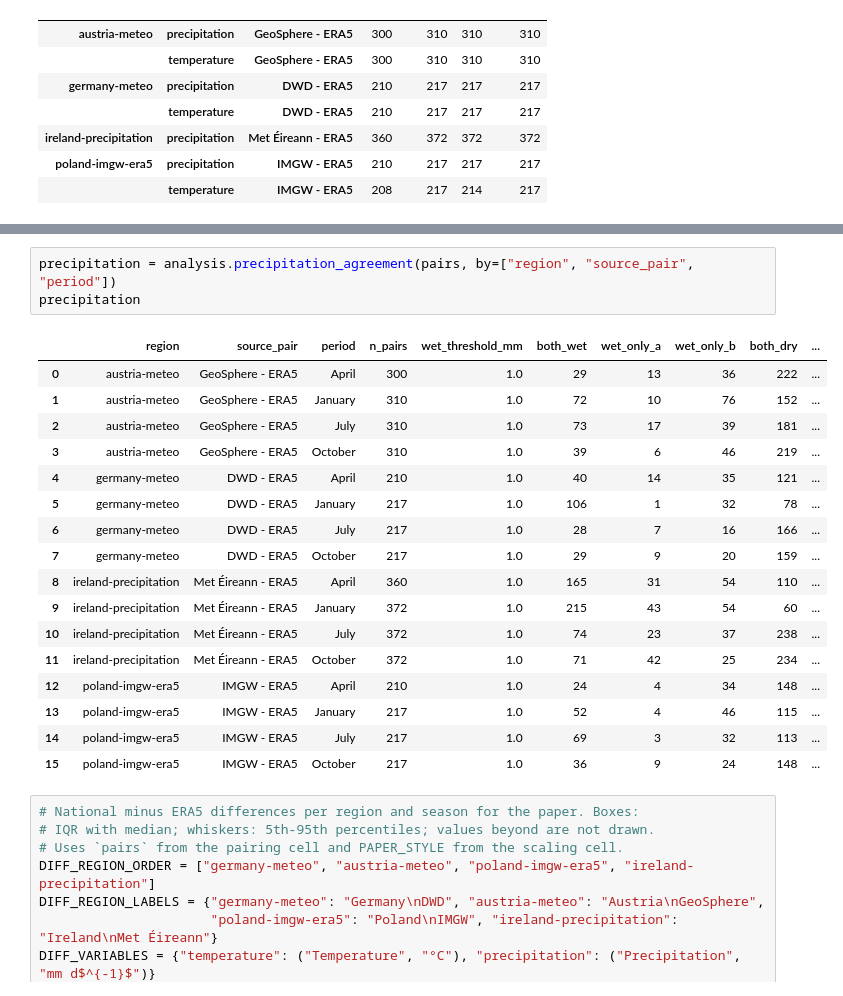
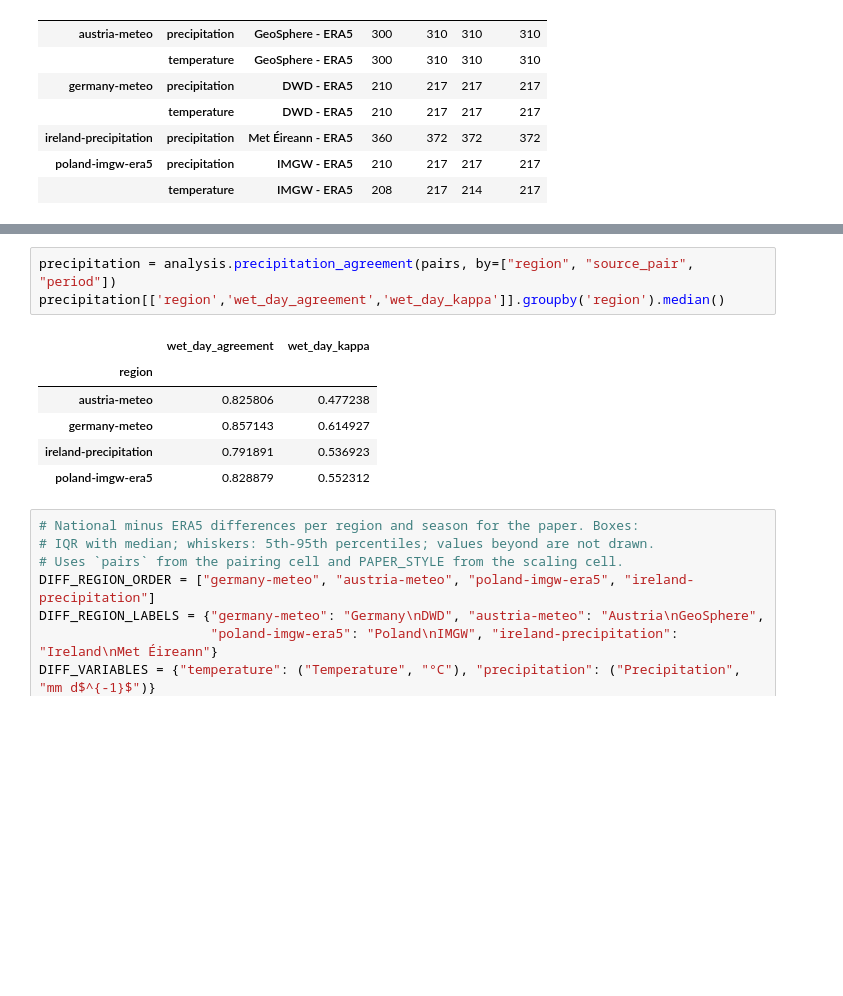
Before and after one commit to SmolakK/FARMWISE-API, a Jupyter notebook: evaluation/Evaluation summariser.ipynb, the cells around one changed output, grey strips where cells are left out. Drawn from its saved outputs; the diff is of its cells as text; blank space fills up the shorter version.

```diff
--- a/evaluation/Evaluation summariser.ipynb
+++ b/evaluation/Evaluation summariser.ipynb
@@ -693,25 +697,14 @@ agreement_pooled
 | 6 | poland-imgw-era5 | temperature | IMGW - ERA5 | 856 | 7 | -0.216024 | -0.151819 | 0.494862 | 0.651710 | 0.996840 | ... |
 # %%
 precipitation = analysis.precipitation_agreement(pairs, by=["region", "source_pair", "period"])
-precipitation
+precipitation[['region','wet_day_agreement','wet_day_kappa']].groupby('region').median()
 # %% [output]
-|  | region | source_pair | period | n_pairs | wet_threshold_mm | both_wet | wet_only_a | wet_only_b | both_dry | ... |
-| 0 | austria-meteo | GeoSphere - ERA5 | April | 300 | 1.0 | 29 | 13 | 36 | 222 | ... |
-| 1 | austria-meteo | GeoSphere - ERA5 | January | 310 | 1.0 | 72 | 10 | 76 | 152 | ... |
-| 2 | austria-meteo | GeoSphere - ERA5 | July | 310 | 1.0 | 73 | 17 | 39 | 181 | ... |
-| 3 | austria-meteo | GeoSphere - ERA5 | October | 310 | 1.0 | 39 | 6 | 46 | 219 | ... |
-| 4 | germany-meteo | DWD - ERA5 | April | 210 | 1.0 | 40 | 14 | 35 | 121 | ... |
-| 5 | germany-meteo | DWD - ERA5 | January | 217 | 1.0 | 106 | 1 | 32 | 78 | ... |
-| 6 | germany-meteo | DWD - ERA5 | July | 217 | 1.0 | 28 | 7 | 16 | 166 | ... |
-| 7 | germany-meteo | DWD - ERA5 | October | 217 | 1.0 | 29 | 9 | 20 | 159 | ... |
-| 8 | ireland-precipitation | Met Éireann - ERA5 | April | 360 | 1.0 | 165 | 31 | 54 | 110 | ... |
-| 9 | ireland-precipitation | Met Éireann - ERA5 | January | 372 | 1.0 | 215 | 43 | 54 | 60 | ... |
-| 10 | ireland-precipitation | Met Éireann - ERA5 | July | 372 | 1.0 | 74 | 23 | 37 | 238 | ... |
-| 11 | ireland-precipitation | Met Éireann - ERA5 | October | 372 | 1.0 | 71 | 42 | 25 | 234 | ... |
-| 12 | poland-imgw-era5 | IMGW - ERA5 | April | 210 | 1.0 | 24 | 4 | 34 | 148 | ... |
-| 13 | poland-imgw-era5 | IMGW - ERA5 | January | 217 | 1.0 | 52 | 4 | 46 | 115 | ... |
-| 14 | poland-imgw-era5 | IMGW - ERA5 | July | 217 | 1.0 | 69 | 3 | 32 | 113 | ... |
-| 15 | poland-imgw-era5 | IMGW - ERA5 | October | 217 | 1.0 | 36 | 9 | 24 | 148 | ... |
+|  | wet_day_agreement | wet_day_kappa |
+| region |  |  |
+| austria-meteo | 0.825806 | 0.477238 |
+| germany-meteo | 0.857143 | 0.614927 |
+| ireland-precipitation | 0.791891 | 0.536923 |
+| poland-imgw-era5 | 0.828879 | 0.552312 |
 # %%
 # National minus ERA5 differences per region and season for the paper. Boxes:
 # IQR with median; whiskers: 5th-95th percentiles; values beyond are not drawn.
```
Also changed, not shown: parts of 2 cells of this notebook, 6 other files.
